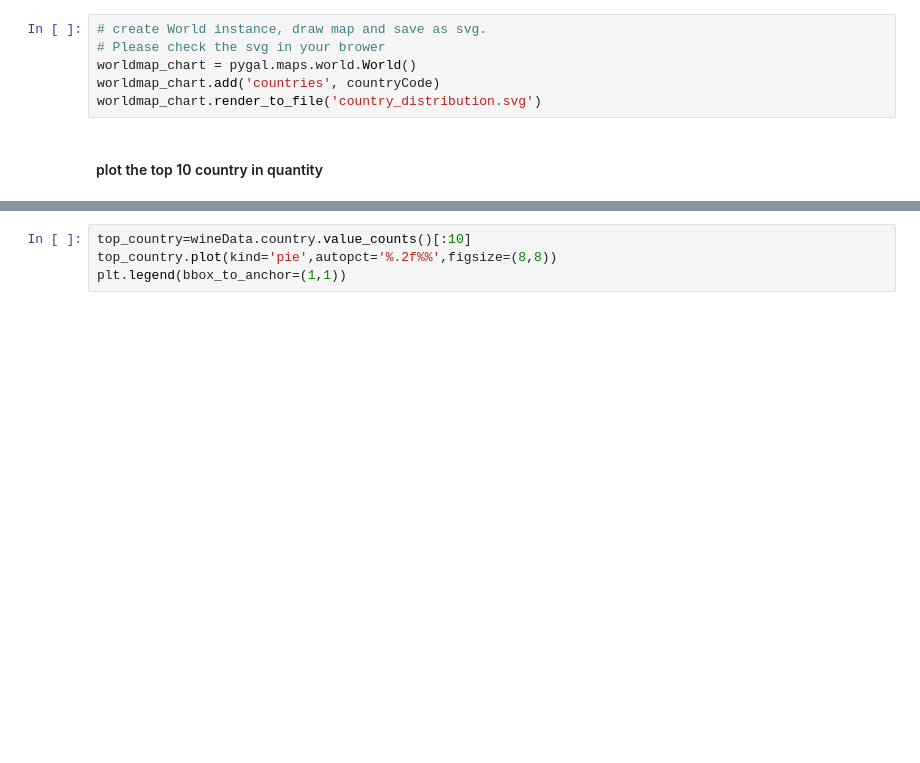
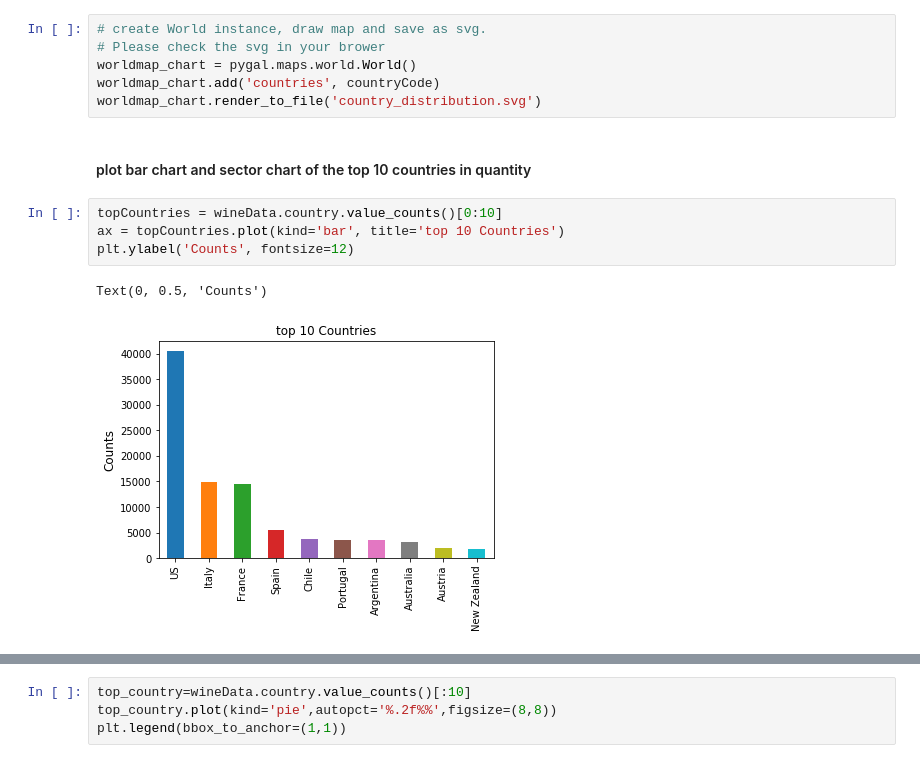
Before and after one commit to Rachel0911/Kaggle_projects, a Jupyter notebook: Wine data analysis/wine_analysis.ipynb, the cells around one changed output, grey strips where cells are left out. Cells and saved outputs as stored; diff of their text form; blank space fills up the shorter version.

```diff
--- a/Wine data analysis/wine_analysis.ipynb
+++ b/Wine data analysis/wine_analysis.ipynb
@@ -165,4 +168,11 @@ worldmap_chart = pygal.maps.world.World()
 worldmap_chart.add('countries', countryCode)
 worldmap_chart.render_to_file('country_distribution.svg')
 # %% [markdown]
-#### plot the top 10 country in quantity
+#### plot bar chart and sector chart of the top 10 countries in quantity
+# %%
+topCountries = wineData.country.value_counts()[0:10]
+ax = topCountries.plot(kind='bar', title='top 10 Countries')
+plt.ylabel('Counts', fontsize=12)
+# %% [output]
+Text(0, 0.5, 'Counts')
+[figure, added]
```
Also changed, not shown: parts of 47 cells of this notebook, 1 other file.
